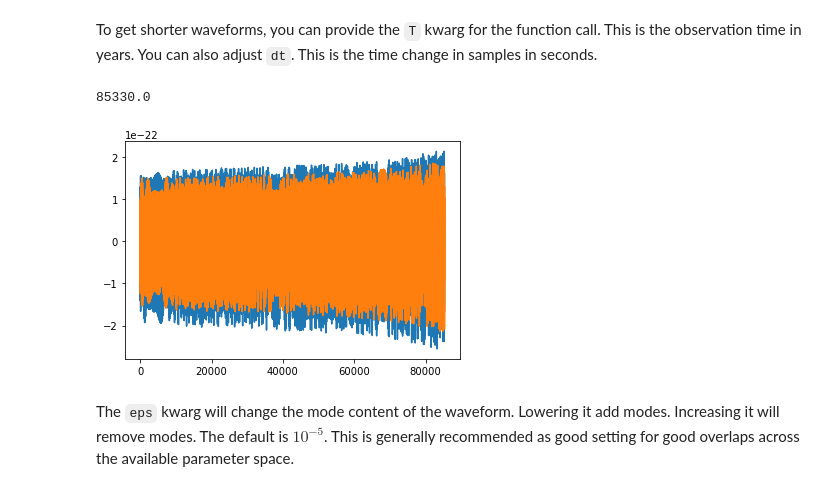
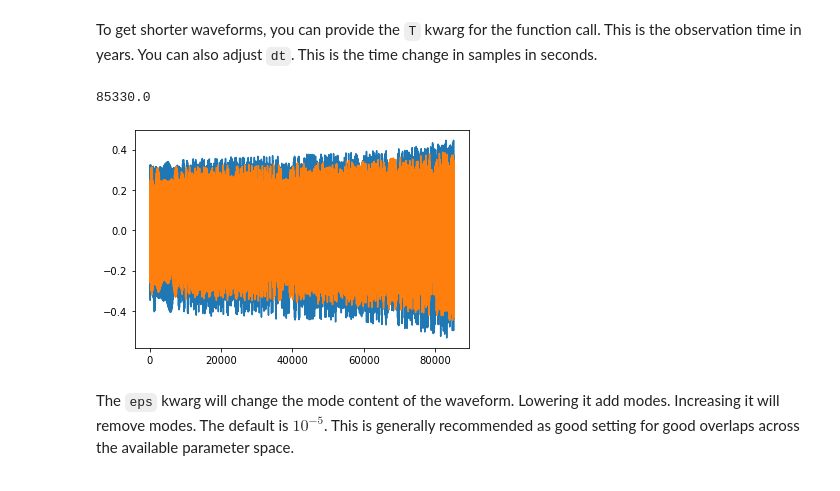
Before and after one commit to CChapmanbird/FastEMRIWaveforms, a Jupyter notebook: docs/doctrees/nbsphinx/tutorial/FastEMRIWaveforms_tutorial.ipynb, the cells around one changed output. Cells and saved outputs as stored; diff of their text form; code cells hidden in the pictures.

Commit message:
updated for distance kwarg plus other updates

```diff
--- a/docs/doctrees/nbsphinx/tutorial/FastEMRIWaveforms_tutorial.ipynb
+++ b/docs/doctrees/nbsphinx/tutorial/FastEMRIWaveforms_tutorial.ipynb
@@ -112,27 +111,26 @@ To get shorter waveforms, you can provide the `T` kwarg for the function call. T
 # %%
 # parameters
 M = 1e5
 mu = 1e1
 p0 = 8.0
 e0 = 0.1
 theta = np.pi/3  # polar viewing angle
 phi = np.pi/4  # azimuthal viewing angle
-dist = 1.0  # distance in Gpc
 
 dt = 10.0 # seconds
 T = 0.1  # years
-wave = few(M, mu, p0, e0, theta, phi, dist, T=T, dt=dt)
+wave = few(M, mu, p0, e0, theta, phi, T=T, dt=dt)
 
 # we can check how many harmonic modes are kept
 
 t = np.arange(len(wave))*dt
 plt.plot(t, wave.real)
 plt.plot(t, wave.imag)
 
 dt*(len(wave) - 1)
 # %% [output]
 85330.0
-[figure, old version]
+[figure, new version]
 # %% [markdown]
 The `eps` kwarg will change the mode content of the waveform. Lowering it add modes. Increasing it will remove modes. The default is $10^{-5}$. This is generally recommended as good setting for good overlaps across the available parameter space.
 # %%
```
Also changed, not shown: parts of 35 cells of this notebook, 53 other files.
